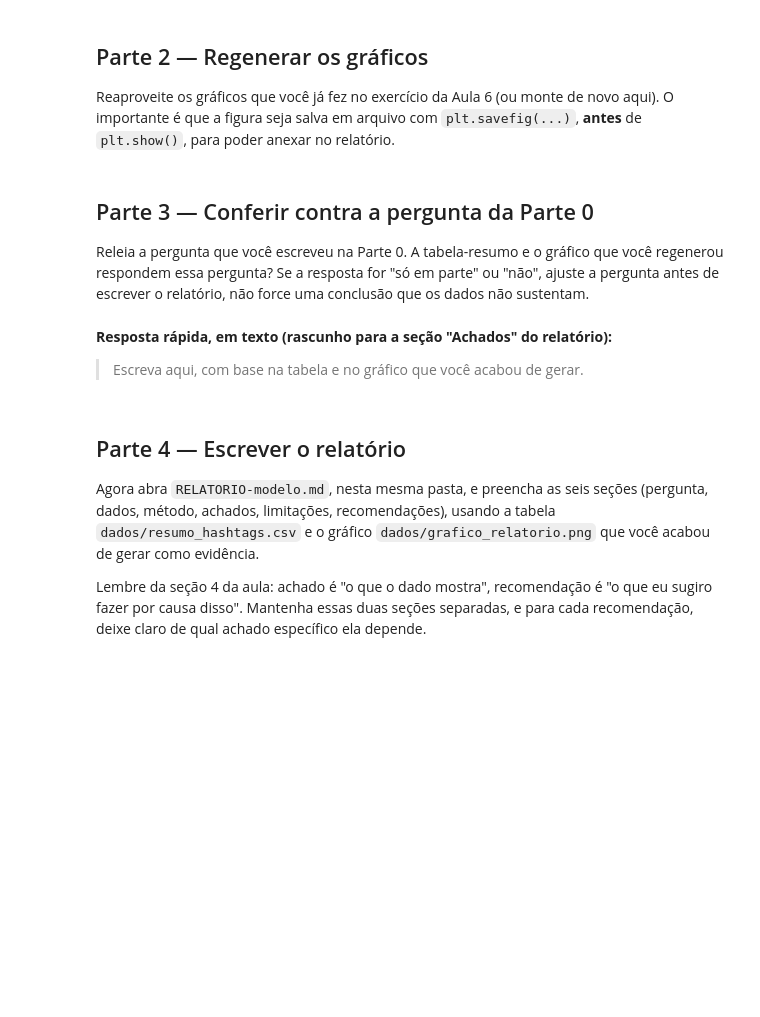
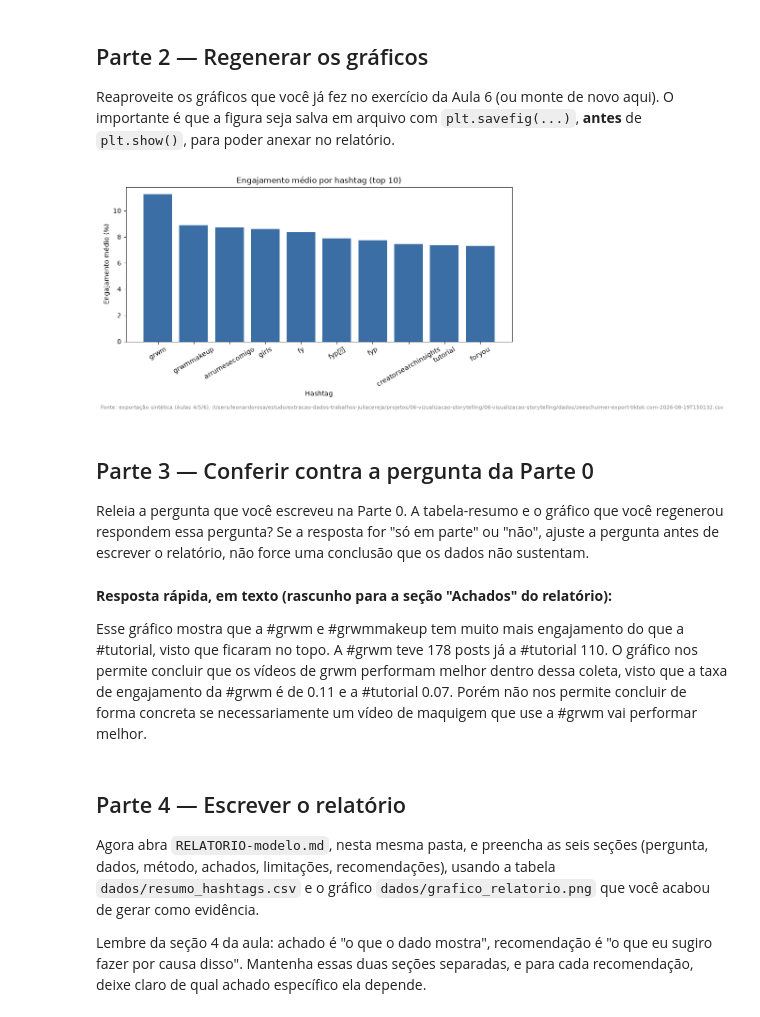
Before and after one commit to juliacereja/extracao-dados-trabalhos-juliacereja, a Jupyter notebook: projetos/07-relatorio-analitico/07-relatorio-analitico/exercicios/exercicio-07-relatorio-analitico.ipynb, the cells around one changed output. Drawn from its saved outputs; the diff is of its cells as text; code cells hidden in the pictures; blank space fills up the shorter version.

Commit message:
exercicios aula 7 atualizados (só falta a revisão por pares

```diff
--- a/projetos/07-relatorio-analitico/07-relatorio-analitico/exercicios/exercicio-07-relatorio-analitico.ipynb
+++ b/projetos/07-relatorio-analitico/07-relatorio-analitico/exercicios/exercicio-07-relatorio-analitico.ipynb
@@ -40,7 +40,7 @@ Mesmo pipeline das Aulas 5, 6 e 7: carregar, remover duplicata, filtrar visualiz
 import pandas as pd  # pandas para tabela
 import matplotlib.pyplot as plt  # matplotlib para gráfico
 
-df = pd.read_csv("/Users/leonardorosa/estudo/extracao-dados-trabalhos-juliacereja/projetos/07-relatorio-analitico/07-relatorio-analitico/dados aula 07/zeeschuimer-export-tiktok.com-2026-08-19T150132.csv", sep=";")  # lê a sua exportação
+df = pd.read_csv("/Users/leonardorosa/estudo/extracao-dados-trabalhos-juliacereja/projetos/07-relatorio-analitico/07-relatorio-analitico/dados-aula-07/zeeschuimer-export-tiktok.com-2026-08-19T150132.csv", sep=";")  # lê a sua exportação
 df = df.drop_duplicates()  # remove duplicata, se houver
 
 print(f"Linhas depois de remover duplicatas: {len(df)}")
@@ -100,15 +100,37 @@ Reaproveite os gráficos que você já fez no exercício da Aula 6 (ou monte de
 # %%
 # complete aqui: monte o gráfico de barras (mesmo padrão da Aula 6/7) comparando engajamento_medio
 # entre as hashtags de resumo_hashtags (ou um recorte, como .head(5) ou .head(10))
-#
+
+df_hashtags = df_hashtags[df_hashtags.groupby("hashtags")["id"].transform("count") >= 20]
+resumo_hashtags = df_hashtags.groupby("hashtags").agg(  # agrupa por hashtag
+    qtd_posts=("id", "count"),
+    curtidas_medias=("likes", "mean"),
+    engajamento_medio=("taxa_engajamento", "mean"),
+).reset_index().sort_values("engajamento_medio", ascending=False)
+top10 = resumo_hashtags.head(10)  # as 10 hashtags com maior engajamento médio, para o gráfico do relatório de exemplo
+
+fig, ax = plt.subplots(figsize=(9, 5))
+ax.bar(top10["hashtags"], top10["engajamento_medio"] * 100, color="#3b6ea5")
+ax.set_title("Engajamento médio por hashtag (top 10)")
+ax.set_xlabel("Hashtag")
+ax.set_ylabel("Engajamento médio (%)")
+ax.tick_params(axis="x", rotation=30)
+fig.text(0.01, -0.02, "Fonte: exportação sintética (Aulas 4/5/6), /Users/leonardorosa/estudo/extracao-dados-trabalhos-juliacereja/projetos/06-vizualizacao-storytelling/06-visualizacao-storytelling/dados/zeeschuimer-export-tiktok.com-2026-08-19T150132.csv", fontsize=8, color="gray")
+fig.tight_layout()
+plt.savefig("/Users/leonardorosa/estudo/extracao-dados-trabalhos-juliacereja/projetos/06-vizualizacao-storytelling/06-visualizacao-storytelling/dados/grafico_top5_hashtags.png", dpi=120, bbox_inches="tight")  # salva a figura para poder anexar no relatório
+plt.show()
+
+
 # checklist do gráfico:
 # - fig, ax = plt.subplots(figsize=(largura, altura))
 # - ax.bar(...) com as hashtags no eixo X e a métrica escolhida no eixo Y
 # - ax.set_title("...") e rótulos nos dois eixos
 # - fig.text(...) com a fonte dos dados
 # - fig.tight_layout()
 # - plt.savefig("dados/grafico_relatorio.png", dpi=120, bbox_inches="tight")  # ANTES do plt.show()
 # - plt.show()
+# %% [output]
+[figure, added]
 # %% [markdown]
 ## Parte 3 — Conferir contra a pergunta da Parte 0
 
@@ -116,7 +138,7 @@ Releia a pergunta que você escreveu na Parte 0. A tabela-resumo e o gráfico qu
 # %% [markdown]
 **Resposta rápida, em texto (rascunho para a seção "Achados" do relatório):**
 
-> Escreva aqui, com base na tabela e no gráfico que você acabou de gerar.
+Esse gráfico mostra que a #grwm e #grwmmakeup tem muito mais engajamento do que a #tutorial, visto que ficaram no topo. A #grwm teve 178 posts já a #tutorial 110. O gráfico nos permite concluir que os vídeos de grwm performam melhor dentro dessa coleta, visto que a taxa de engajamento da #grwm é de 0.11 e a #tutorial 0.07. Porém não nos permite concluir de forma concreta se necessariamente um vídeo de maquigem que use a #grwm vai performar melhor.
 # %% [markdown]
 ## Parte 4 — Escrever o relatório
 
```
Also changed, not shown: parts of 1 cell of this notebook, 3 other files.
